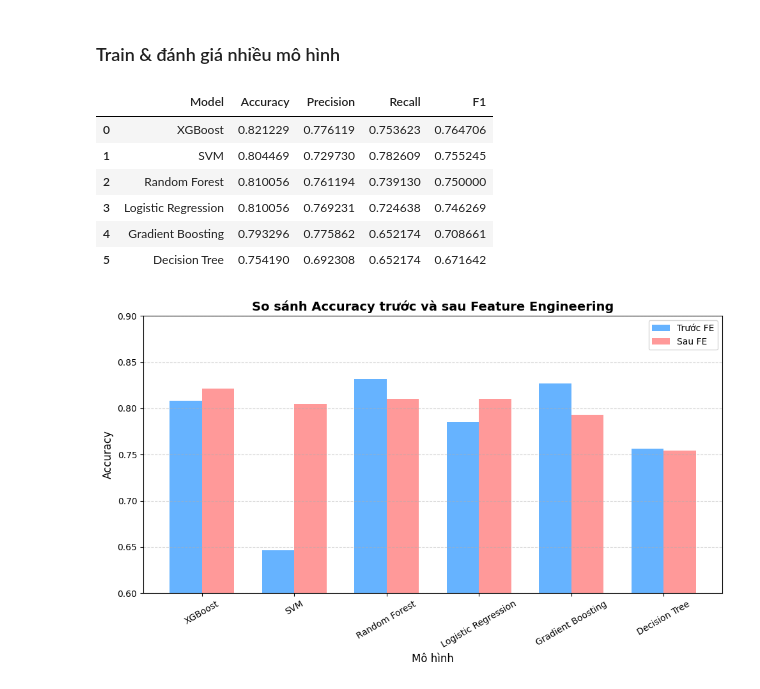
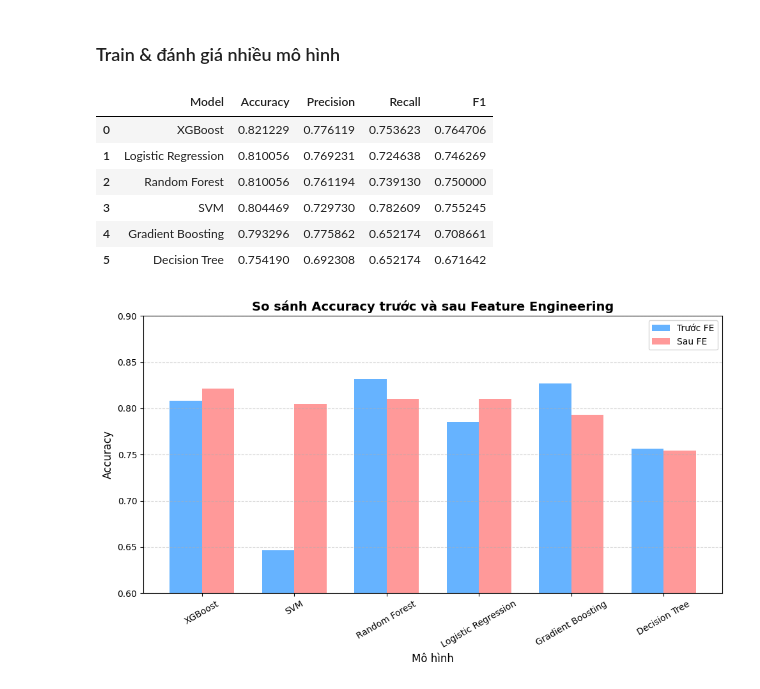
Before and after one commit to bibo0610/sgu25_ml_group, a Jupyter notebook: model/train_feat02.ipynb, the cells around one changed output. Saved outputs shown, nothing was run; the diff lists cells and outputs as text; code cells hidden in the pictures.

```diff
--- a/model/train_feat02.ipynb
+++ b/model/train_feat02.ipynb
@@ -84,35 +84,35 @@ X_train: (712, 15) | X_val: (179, 15)
 # %%
 models = {
     "Logistic Regression": LogisticRegression(max_iter=500),
     "Decision Tree": DecisionTreeClassifier(random_state=42),
     "Random Forest": RandomForestClassifier(n_estimators=200, random_state=42),
     "Gradient Boosting": GradientBoostingClassifier(random_state=42),
     "XGBoost": XGBClassifier(eval_metric="logloss", random_state=42),
     "SVM": SVC(kernel='rbf', probability=True, random_state=42)
 }
 
 results = []
 
 for name, model in models.items():
     model.fit(X_train, y_train)
     y_pred = model.predict(X_val)
 
     acc = accuracy_score(y_val, y_pred)
     prec = precision_score(y_val, y_pred)
     rec = recall_score(y_val, y_pred)
     f1 = f1_score(y_val, y_pred)
 
     results.append([name, acc, prec, rec, f1])
 
 df_results = pd.DataFrame(results, columns=["Model", "Accuracy", "Precision", "Recall", "F1"])
-df_results = df_results.sort_values(by="F1", ascending=False).reset_index(drop=True)
+df_results = df_results.sort_values(by="Accuracy", ascending=False).reset_index(drop=True)
 df_results
 # %% [output]
 |  | Model | Accuracy | Precision | Recall | F1 |
 | 0 | XGBoost | 0.821229 | 0.776119 | 0.753623 | 0.764706 |
-| 1 | SVM | 0.804469 | 0.729730 | 0.782609 | 0.755245 |
+| 1 | Logistic Regression | 0.810056 | 0.769231 | 0.724638 | 0.746269 |
 | 2 | Random Forest | 0.810056 | 0.761194 | 0.739130 | 0.750000 |
-| 3 | Logistic Regression | 0.810056 | 0.769231 | 0.724638 | 0.746269 |
+| 3 | SVM | 0.804469 | 0.729730 | 0.782609 | 0.755245 |
 | 4 | Gradient Boosting | 0.793296 | 0.775862 | 0.652174 | 0.708661 |
 | 5 | Decision Tree | 0.754190 | 0.692308 | 0.652174 | 0.671642 |
 # %%
```
Also changed, not shown: parts of 2 cells of this notebook, 4 other files.
